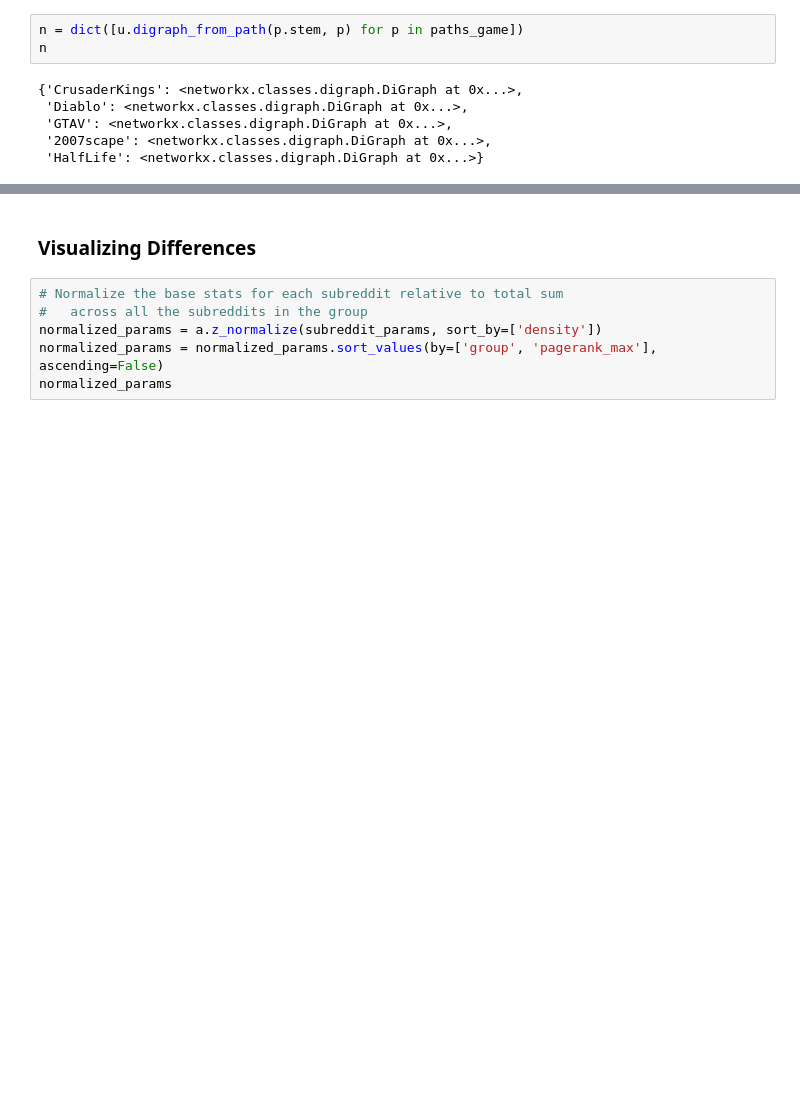
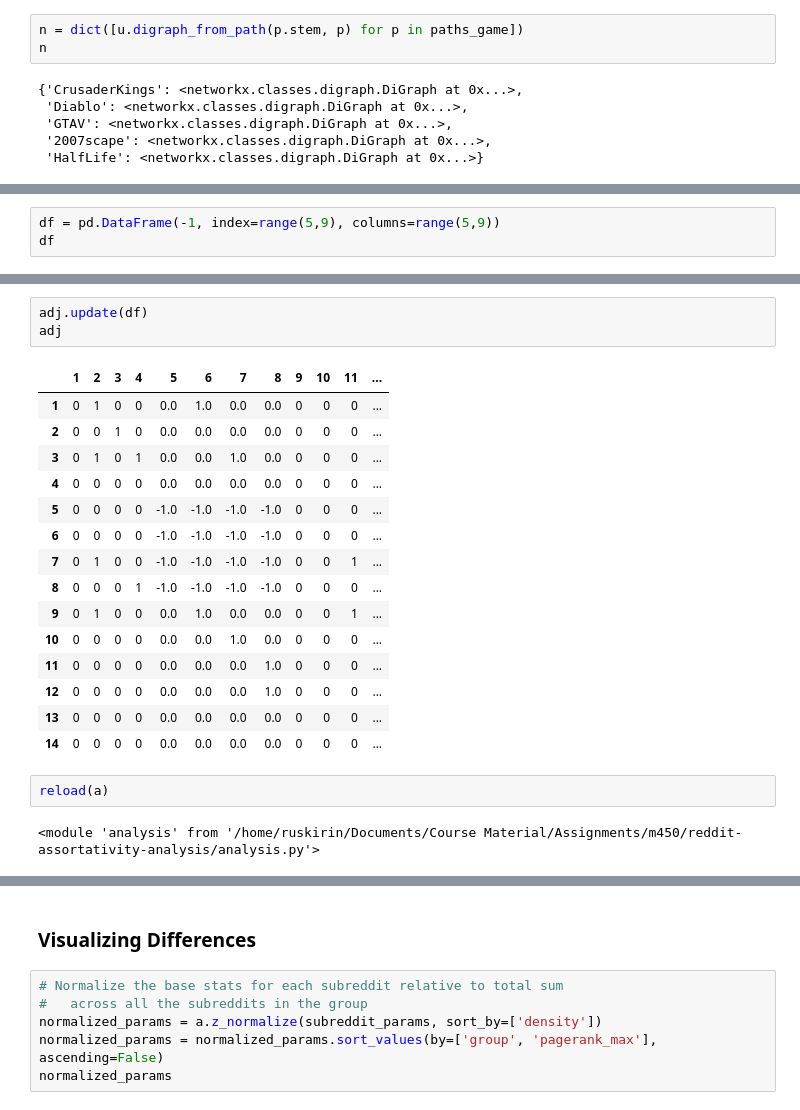
Before and after one commit to ruskirin/reddit-assortativity-analysis, a Jupyter notebook: non-political-subreddits-analysis.ipynb, the cells around one changed output, grey strips where cells are left out. Cells and saved outputs as stored; diff of their text form; blank space fills up the shorter version.

```diff
--- a/non-political-subreddits-analysis.ipynb
+++ b/non-political-subreddits-analysis.ipynb
@@ -225,0 +250,3 @@ csim.mean().mean()
+# %%
+df = pd.DataFrame(-1, index=range(5,9), columns=range(5,9))
+df
@@ -225,0 +259,23 @@ csim.mean().mean()
+# %%
+adj.update(df)
+adj
+# %% [output]
+|  | 1 | 2 | 3 | 4 | 5 | 6 | 7 | 8 | 9 | 10 | 11 | ... |
+| 1 | 0 | 1 | 0 | 0 | 0.0 | 1.0 | 0.0 | 0.0 | 0 | 0 | 0 | ... |
+| 2 | 0 | 0 | 1 | 0 | 0.0 | 0.0 | 0.0 | 0.0 | 0 | 0 | 0 | ... |
+| 3 | 0 | 1 | 0 | 1 | 0.0 | 0.0 | 1.0 | 0.0 | 0 | 0 | 0 | ... |
+| 4 | 0 | 0 | 0 | 0 | 0.0 | 0.0 | 0.0 | 0.0 | 0 | 0 | 0 | ... |
+| 5 | 0 | 0 | 0 | 0 | -1.0 | -1.0 | -1.0 | -1.0 | 0 | 0 | 0 | ... |
+| 6 | 0 | 0 | 0 | 0 | -1.0 | -1.0 | -1.0 | -1.0 | 0 | 0 | 0 | ... |
+| 7 | 0 | 1 | 0 | 0 | -1.0 | -1.0 | -1.0 | -1.0 | 0 | 0 | 1 | ... |
+| 8 | 0 | 0 | 0 | 1 | -1.0 | -1.0 | -1.0 | -1.0 | 0 | 0 | 0 | ... |
+| 9 | 0 | 1 | 0 | 0 | 0.0 | 1.0 | 0.0 | 0.0 | 0 | 0 | 1 | ... |
+| 10 | 0 | 0 | 0 | 0 | 0.0 | 0.0 | 1.0 | 0.0 | 0 | 0 | 0 | ... |
+| 11 | 0 | 0 | 0 | 0 | 0.0 | 0.0 | 0.0 | 1.0 | 0 | 0 | 0 | ... |
+| 12 | 0 | 0 | 0 | 0 | 0.0 | 0.0 | 0.0 | 1.0 | 0 | 0 | 0 | ... |
+| 13 | 0 | 0 | 0 | 0 | 0.0 | 0.0 | 0.0 | 0.0 | 0 | 0 | 0 | ... |
+| 14 | 0 | 0 | 0 | 0 | 0.0 | 0.0 | 0.0 | 0.0 | 0 | 0 | 0 | ... |
+# %%
+reload(a)
+# %% [output]
+<module 'analysis' from '/home/ruskirin/Documents/Course Material/Assignments/m450/reddit-assortativity-analysis/analysis.py'>
```
Also changed, not shown: parts of 9 cells of this notebook, 1 other file.
